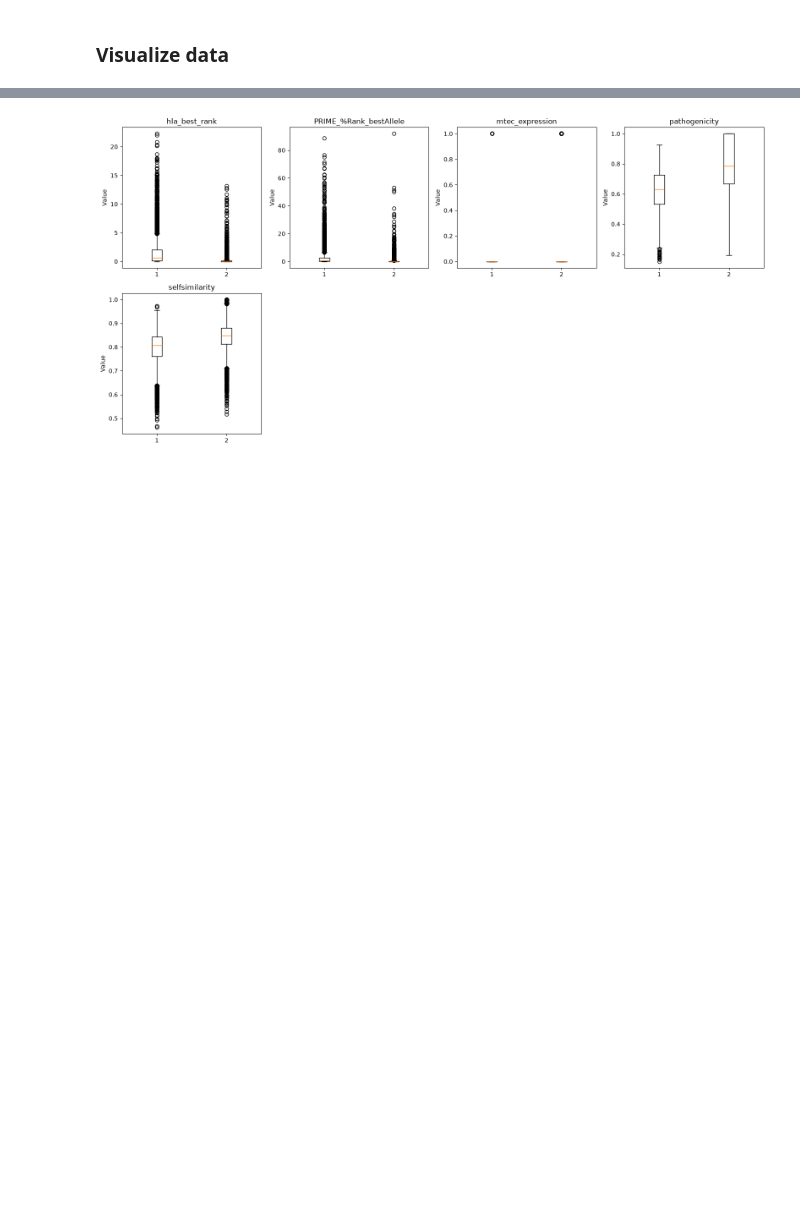
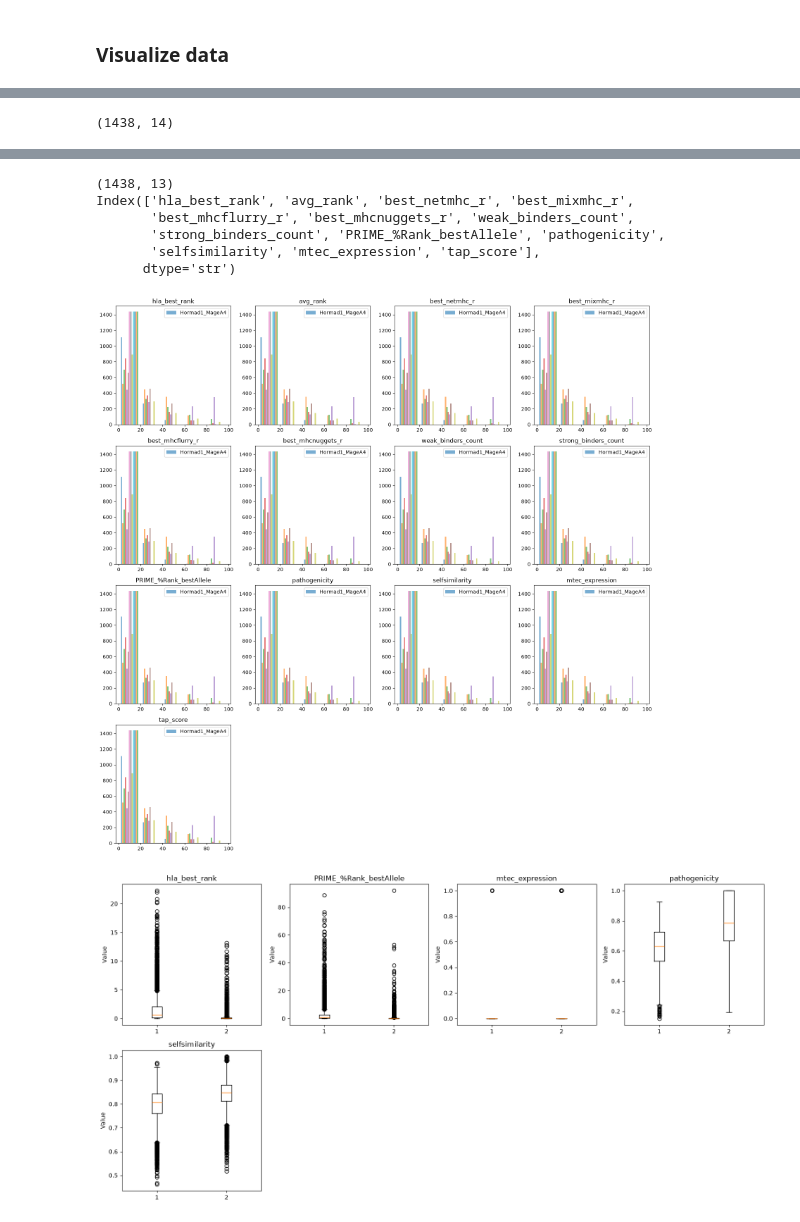
Before and after one commit to jonnovd/ImmunPepPred, a Jupyter notebook: models/svm_testHLAfeats.ipynb, the cells around one changed output, grey strips where cells are left out. Saved outputs shown, nothing was run; the diff lists cells and outputs as text; code cells hidden in the pictures; blank space fills up the shorter version.

```diff
--- a/models/svm_testHLAfeats.ipynb
+++ b/models/svm_testHLAfeats.ipynb
@@ -156,0 +160,38 @@ plotHistograms(X, feature_cols)
+# %%
+hormadX_df = pd.read_csv(VALIDATION_INPUT_FILE)
+hormadX_df.drop_duplicates(subset=['peptide'], inplace=True)
+hormadX_df.sort_values(by='peptide', inplace=True)
+
+print(hormadX_df.shape)
+
+imm_hormad_peps = ['GVYDGREHTV', 'NYKRCFPVI', 'FLWGPRALA', 'GVYDGREHTVY', 'AVYDGREHTV']
+
+display(hormadX_df[hormadX_df['peptide'].isin(imm_hormad_peps)])
+
+
+hormadX = hormadX_df.drop(columns='peptide').to_numpy()
+
+print(hormadX.shape)
+
+hormadFeatureCols = hormadX_df.drop(columns='peptide').columns
+
+def plotHormadHistograms(X, feature_cols):
+    fig, axes = plt.subplots(nrows=len(feature_cols) // 4 + 1, ncols=4, figsize=(16, 4 * (len(feature_cols) // 4 + 1)))
+    axes = axes.flatten()
+
+    for i, feature in enumerate(feature_cols):
+        axes[i].hist(X, bins=5, alpha=0.6, label='Hormad1_MageA4')
+        axes[i].set_title(feature)
+        axes[i].legend()
+
+    # Hide any unused subplots
+    for j in range(i + 1, len(axes)):
+        axes[j].set_visible(False)
+
+    plt.tight_layout()
+    plt.show()
+
+print(hormadFeatureCols)
+plotHormadHistograms(hormadX, hormadFeatureCols)
+# %% [output]
+(1438, 14)
@@ -157,3 +201,10 @@ plotHistograms(X, feature_cols)
+(1438, 13)
+Index(['hla_best_rank', 'avg_rank', 'best_netmhc_r', 'best_mixmhc_r',
+       'best_mhcflurry_r', 'best_mhcnuggets_r', 'weak_binders_count',
+       'strong_binders_count', 'PRIME_%Rank_bestAllele', 'pathogenicity',
+       'selfsimilarity', 'mtec_expression', 'tap_score'],
+      dtype='str')
+[figure, added]
 # %%
 def plotBoxplots(X, feature_cols):
     fig, axes = plt.subplots(nrows=len(feature_cols) // 4 + 1, ncols=4, figsize=(16, 4 * (len(feature_cols) // 4 + 1)))
```
Also changed, not shown: parts of 7 cells of this notebook, 2 other files.
